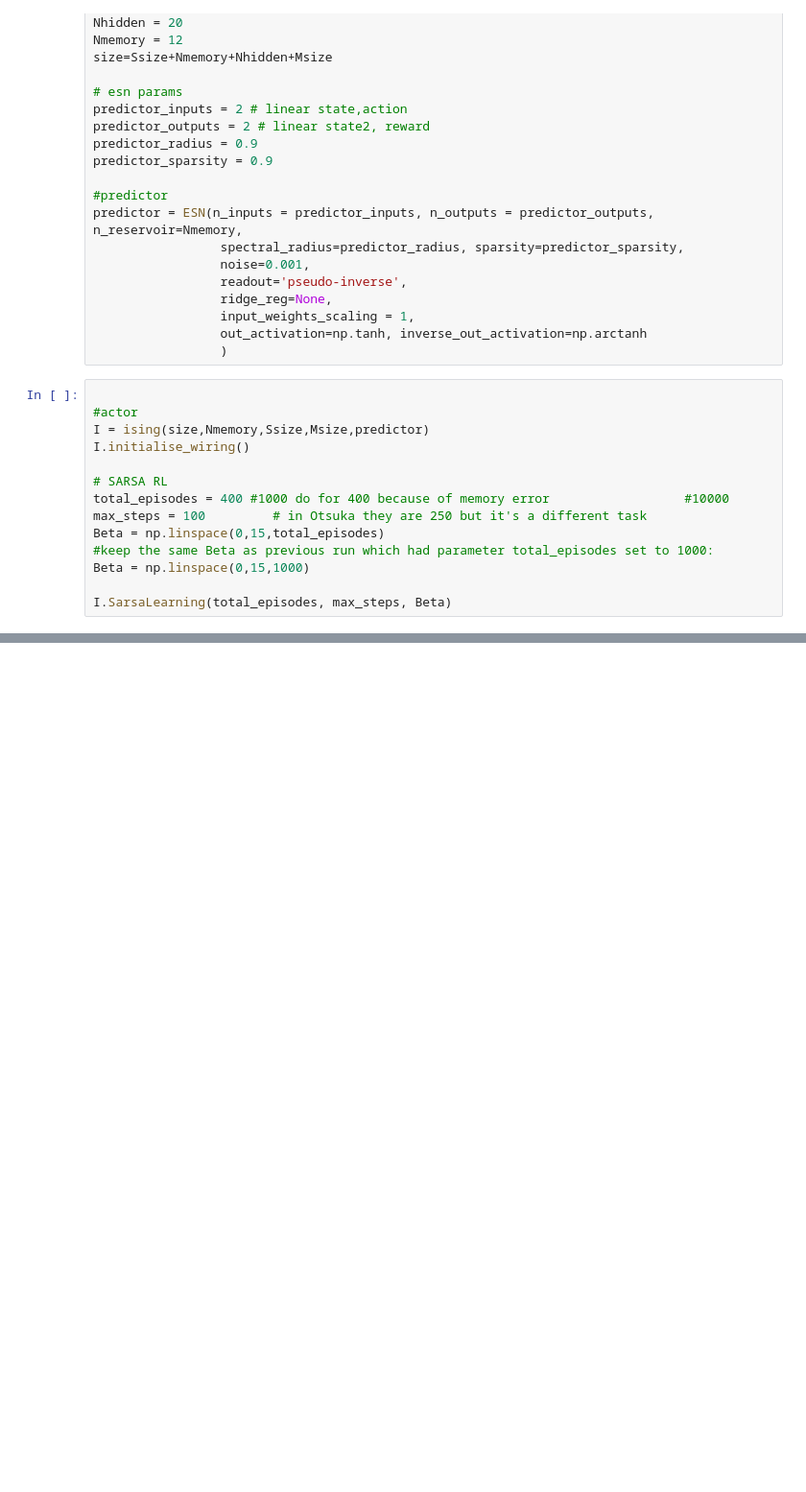
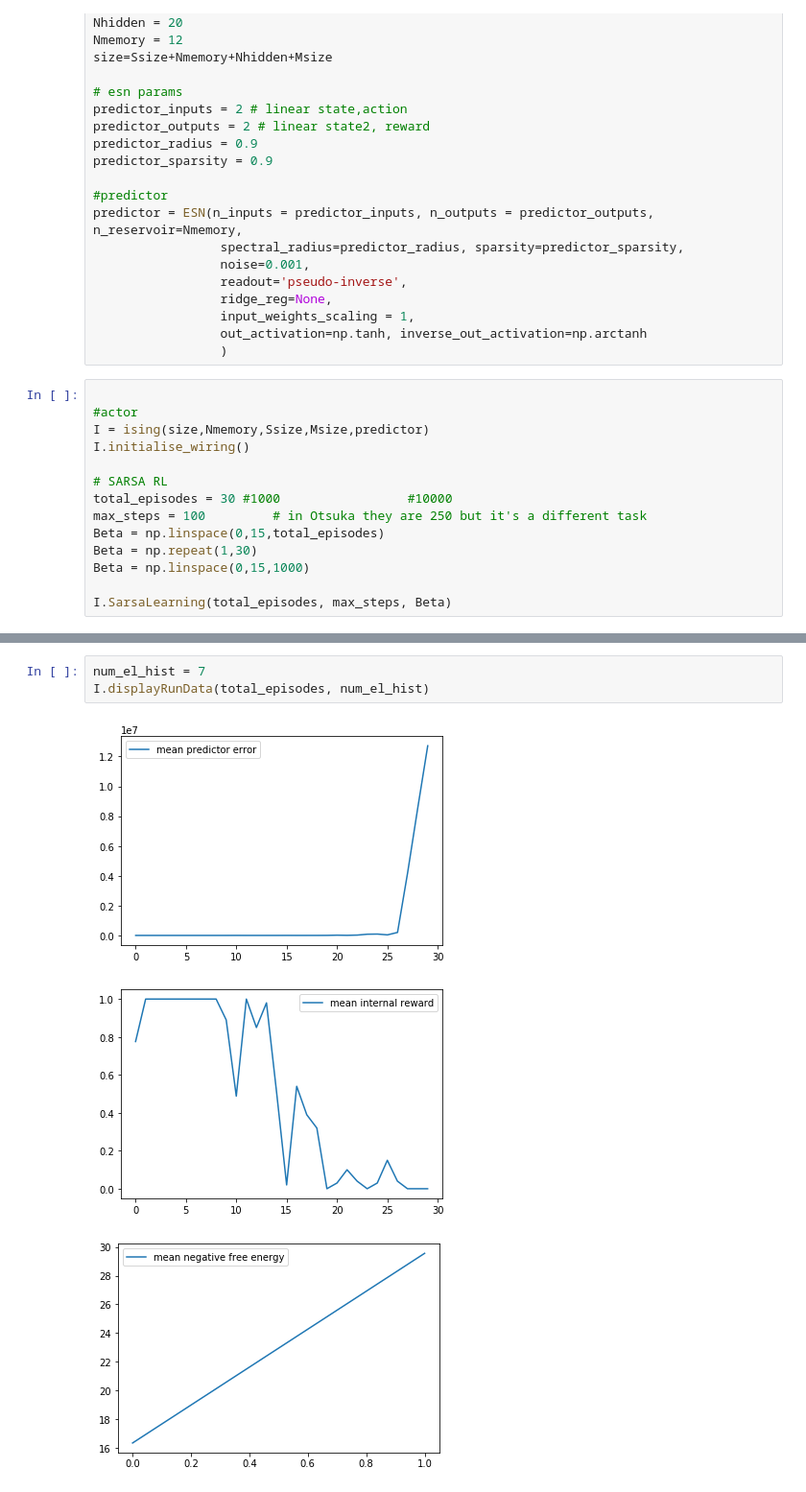
Before and after one commit to nicoleta-kyo/diss, a Jupyter notebook: Actor-Critic/esn+rbm - corrections.ipynb, the cells around one changed output, grey strips where cells are left out. Shown: that part at 96% size. Saved outputs shown, nothing was run; the diff lists cells and outputs as text; blank space fills up the shorter version.

```diff
--- a/Actor-Critic/esn+rbm - corrections.ipynb
+++ b/Actor-Critic/esn+rbm - corrections.ipynb
@@ -982,10 +1069,10 @@ I = ising(size,Nmemory,Ssize,Msize,predictor)
 I.initialise_wiring()
 
 # SARSA RL
-total_episodes = 400 #1000 do for 400 because of memory error                  #10000
+total_episodes = 30 #1000                 #10000
 max_steps = 100         # in Otsuka they are 250 but it's a different task
 Beta = np.linspace(0,15,total_episodes)
-#keep the same Beta as previous run which had parameter total_episodes set to 1000:
+Beta = np.repeat(1,30)
 Beta = np.linspace(0,15,1000)
 
 I.SarsaLearning(total_episodes, max_steps, Beta)
@@ -1075,0 +1103,7 @@ plt.show()
+# %%
+num_el_hist = 7
+I.displayRunData(total_episodes, num_el_hist)
+# %% [output]
+[figure, added]
+[figure, added]
+[figure, added]
```
Also changed, not shown: parts of 7 cells of this notebook.
